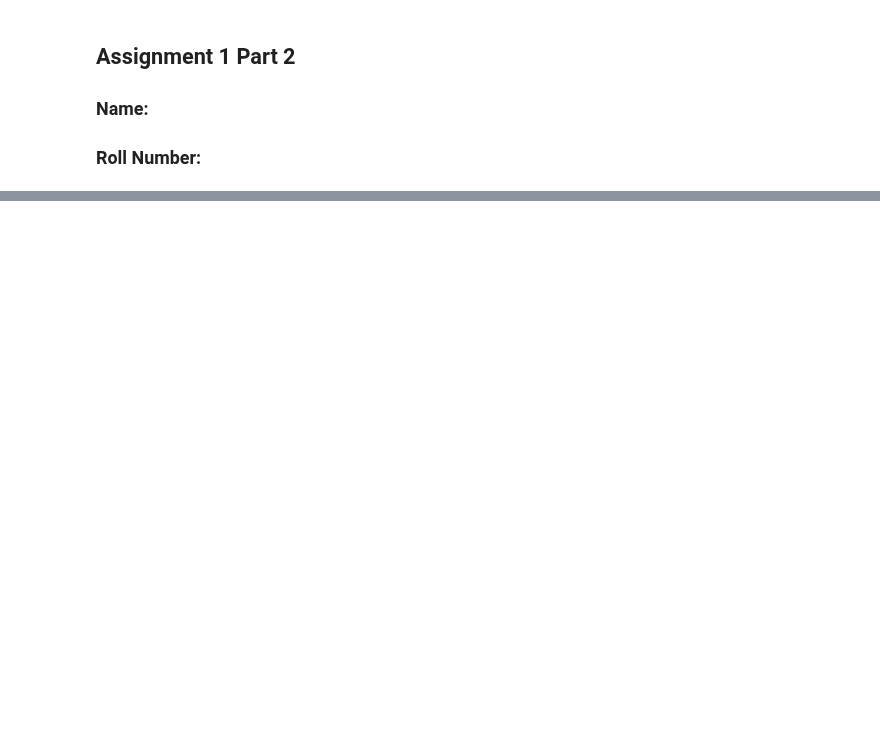
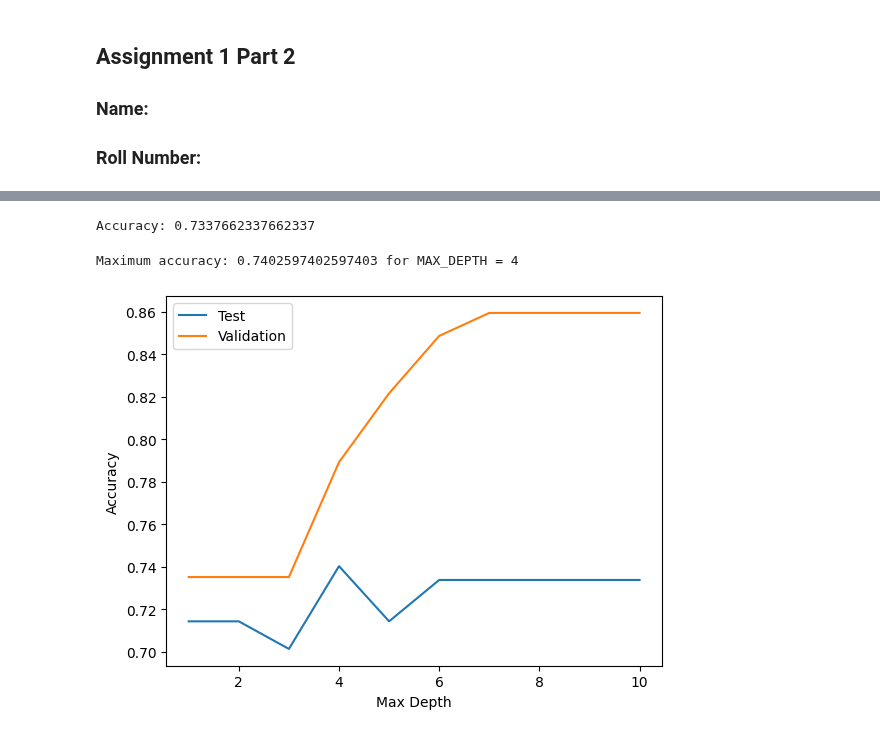
Before and after one commit to Baron105/ML-Assignments, a Jupyter notebook: CS60050/ML_Assignment_1.5/21CS10014_Barun_Parua/decision-trees/code.ipynb, the cells around one changed output, grey strips where cells are left out. Drawn from its saved outputs; the diff is of its cells as text; code cells hidden in the pictures; blank space fills up the shorter version.

```diff
--- a/CS60050/ML_Assignment_1.5/21CS10014_Barun_Parua/decision-trees/code.ipynb
+++ b/CS60050/ML_Assignment_1.5/21CS10014_Barun_Parua/decision-trees/code.ipynb
@@ -30,13 +34,20 @@ First 5 rows of the dataset:
 # %%
 # splitting the dataset into training and testing data
 # train set: 80%, test set: 20%
-train_data = df.iloc[:int(0.8*len(df)), :]
-test_data = df.iloc[int(0.8*len(df)):, :]
+# validation set: 30% of the training set
+train = df.iloc[:int(0.8*len(df)), :]
+test = df.iloc[int(0.8*len(df)):, :]
+validation = train.iloc[int(0.7*len(train)):, :]
+
 
 
 # check the shape of the data
-print("Shape of the training data:", train_data.shape)
-print("Shape of the testing data:", test_data.shape)
+print("Shape of the training data:", train.shape)
+print("Shape of the testing data:", test.shape)
+
+# get the list of all the attributes
+attributes = df.columns.tolist()[:-1]
+print("Attributes:", attributes)
 # %% [output]
 Shape of the training data: (614, 9)
 Shape of the testing data: (154, 9)
@@ -116,0 +132,65 @@ Initial entropy: 0.942629099420442
+# %%
+tree = id3(train, attributes.copy())
+# print_tree(tree)
+# %%
+def predict(node, row):
+    if node.outcome is not None:
+        return node.outcome
+    if row[node.attribute] <= node.value:
+        return predict(node.children['<='], row)
+    else:
+        return predict(node.children['>'], row)
+
+def get_predictions(node, data):
+    predictions = []
+    for idx, row in data.iterrows():
+        predictions.append(predict(node, row))
+    return predictions
+
+def get_accuracy(predictions, actual):
+    correct = 0
+    for i in range(len(predictions)):
+        if predictions[i] == actual[i]:
+            correct += 1
+    return correct / len(predictions)
+
+predictions = get_predictions(tree, test)
+actual = test['Outcome'].tolist()
+accuracy = get_accuracy(predictions, actual)
+print("Accuracy:", accuracy)
+# %% [output]
+Accuracy: 0.7337662337662337
+# %%
+# now get a list of accuracies for different values of MAX_DEPTH and plot them to see how the accuracy changes with the depth of the tree
+# store the value of MAX_DEPTH for which the accuracy is maximum
+
+accuracies_test = []
+accuracies_validation = []
+max_depth = 0
+max_accuracy = 0
+for i in range(1, 11):
+    tree = id3(train, attributes.copy(), MAX_DEPTH=i)
+    predictions = get_predictions(tree, test)
+    actual = test['Outcome'].tolist()
+    accuracy = get_accuracy(predictions, actual)
+    accuracies_test.append(accuracy)
+    if accuracy > max_accuracy:
+        max_accuracy = accuracy
+        max_depth = i
+
+    predictions = get_predictions(tree, validation)
+    actual = validation['Outcome'].tolist()
+    accuracy = get_accuracy(predictions, actual)
+    accuracies_validation.append(accuracy)
+
+print("Maximum accuracy:", max_accuracy, "for MAX_DEPTH =", max_depth)
+
+plt.plot(range(1, 11), accuracies_test, label='Test')
+plt.plot(range(1, 11), accuracies_validation, label='Validation')
+plt.xlabel('Max Depth')
+plt.ylabel('Accuracy')
+plt.legend()
+plt.show()
+# %% [output]
+Maximum accuracy: 0.7402597402597403 for MAX_DEPTH = 4
+[figure, added]
```
Also changed, not shown: parts of 8 cells of this notebook, 6 other files.
